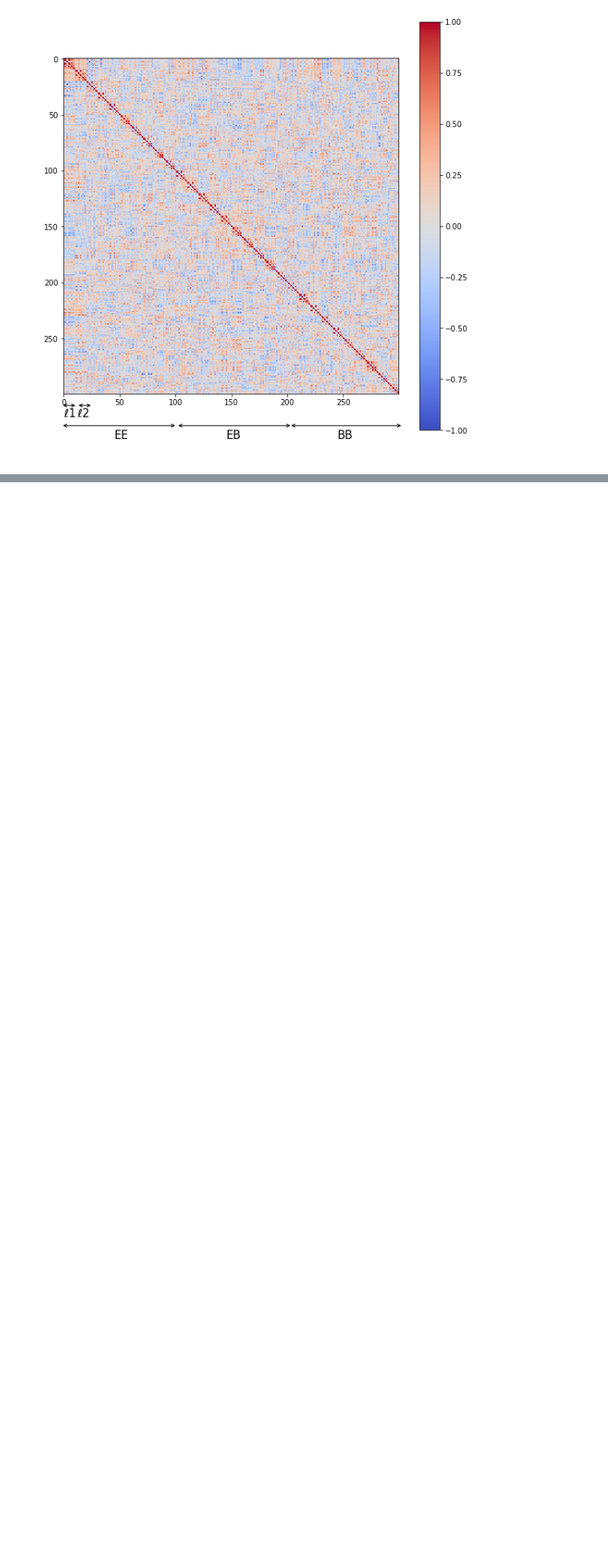
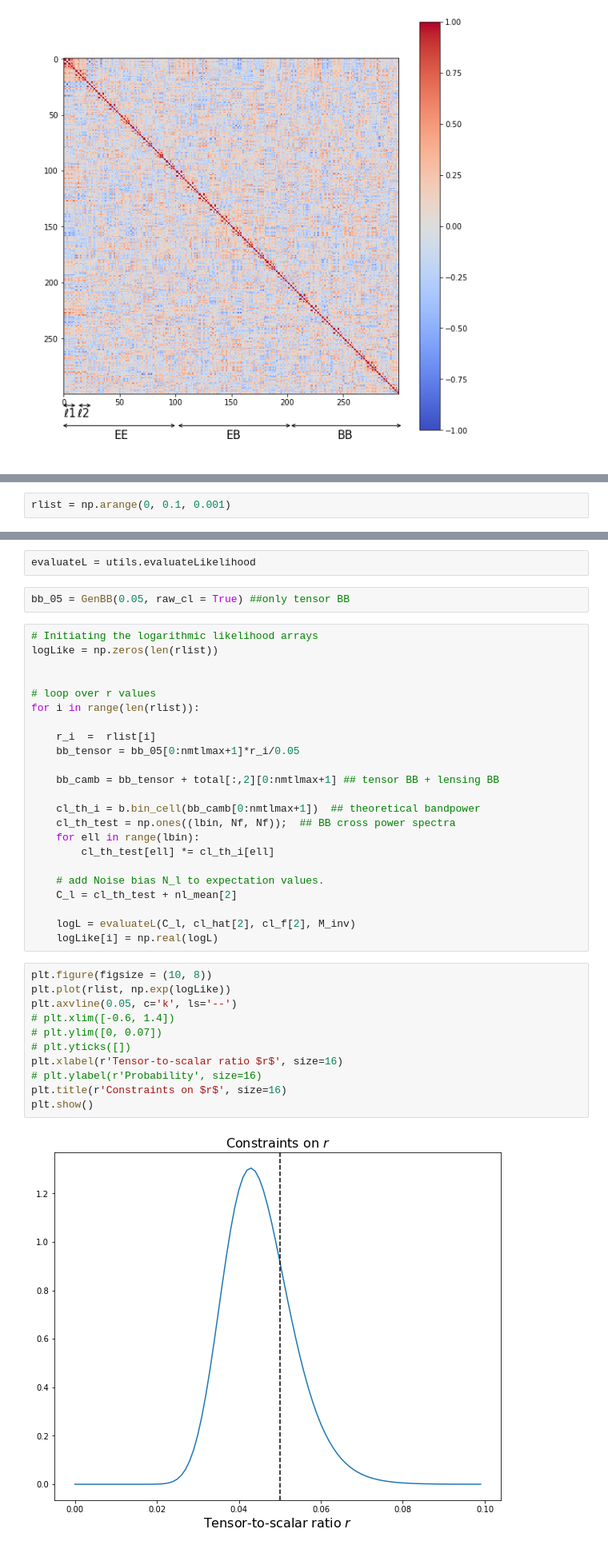
Before and after one commit to YJHelloWorld/Likelihood, a Jupyter notebook: methods.py.ipynb, the cells around one changed output, grey strips where cells are left out. Shown at 80% size. Cells and saved outputs as stored; diff of their text form; blank space fills up the shorter version.

```diff
--- a/methods.py.ipynb
+++ b/methods.py.ipynb
@@ -486,0 +473,2 @@ LinAlgError: Eigenvalues did not converge
+# %%
+rlist = np.arange(0, 0.1, 0.001)
@@ -487,3 +490,43 @@ LinAlgError: Eigenvalues did not converge
+# %%
+evaluateL = utils.evaluateLikelihood
+# %%
+bb_05 = GenBB(0.05, raw_cl = True) ##only tensor BB
+# %%
+# Initiating the logarithmic likelihood arrays
+logLike = np.zeros(len(rlist))
+
+
+# loop over r values
+for i in range(len(rlist)):
+
+    r_i  =  rlist[i]
+    bb_tensor = bb_05[0:nmtlmax+1]*r_i/0.05
+
+    bb_camb = bb_tensor + total[:,2][0:nmtlmax+1] ## tensor BB + lensing BB
+
+    cl_th_i = b.bin_cell(bb_camb[0:nmtlmax+1])  ## theoretical bandpower
+    cl_th_test = np.ones((lbin, Nf, Nf));  ## BB cross power spectra
+    for ell in range(lbin):
+        cl_th_test[ell] *= cl_th_i[ell]
+
+    # add Noise bias N_l to expectation values.
+    C_l = cl_th_test + nl_mean[2]
+
+    logL = evaluateL(C_l, cl_hat[2], cl_f[2], M_inv)
+    logLike[i] = np.real(logL)
+# %%
+plt.figure(figsize = (10, 8))
+plt.plot(rlist, np.exp(logLike))
+plt.axvline(0.05, c='k', ls='--')
+# plt.xlim([-0.6, 1.4])
+# plt.ylim([0, 0.07])
+# plt.yticks([])
+plt.xlabel(r'Tensor-to-scalar ratio $r$', size=16)
+# plt.ylabel(r'Probability', size=16)
+plt.title(r'Constraints on $r$', size=16)
+plt.show()
+# %% [output]
+[figure, added]
 # %% [markdown]
 #### Jiaxin's implementation
 # %%
```
Also changed, not shown: parts of 61 cells of this notebook.
